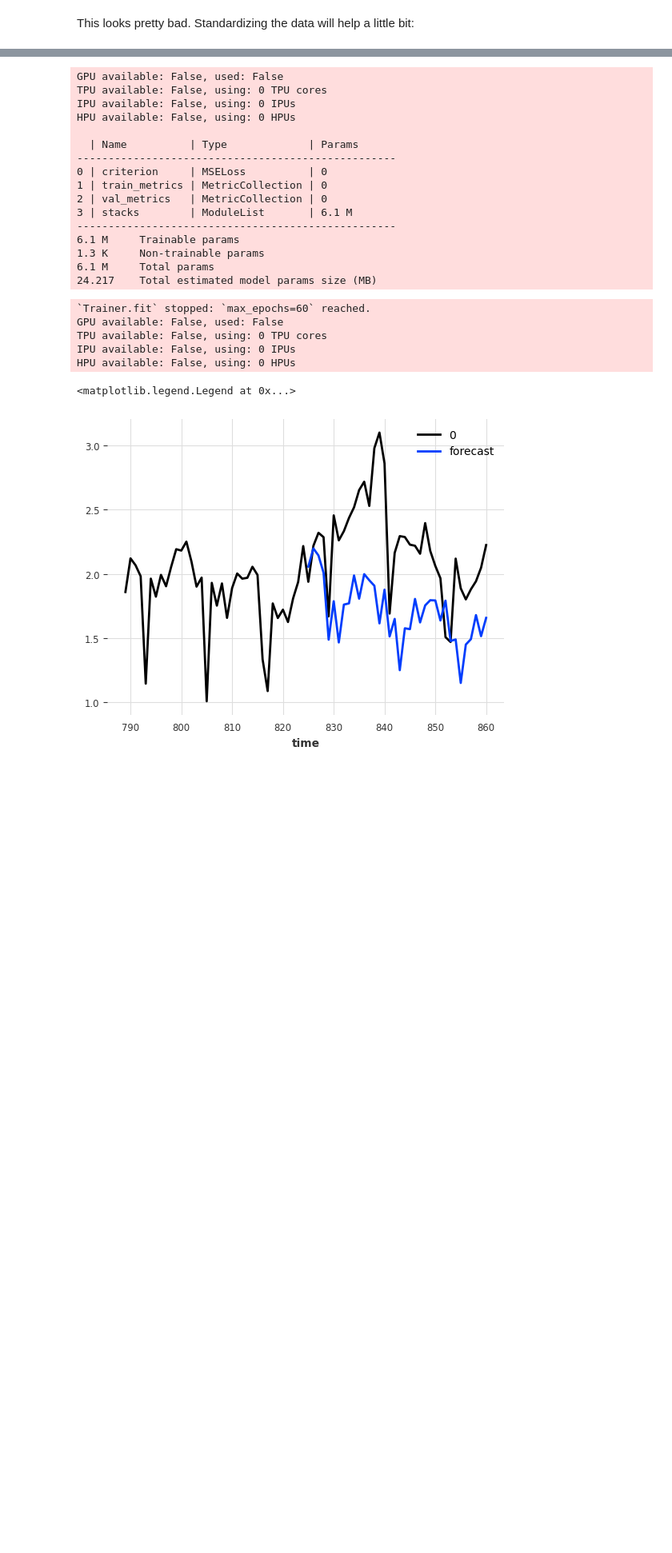
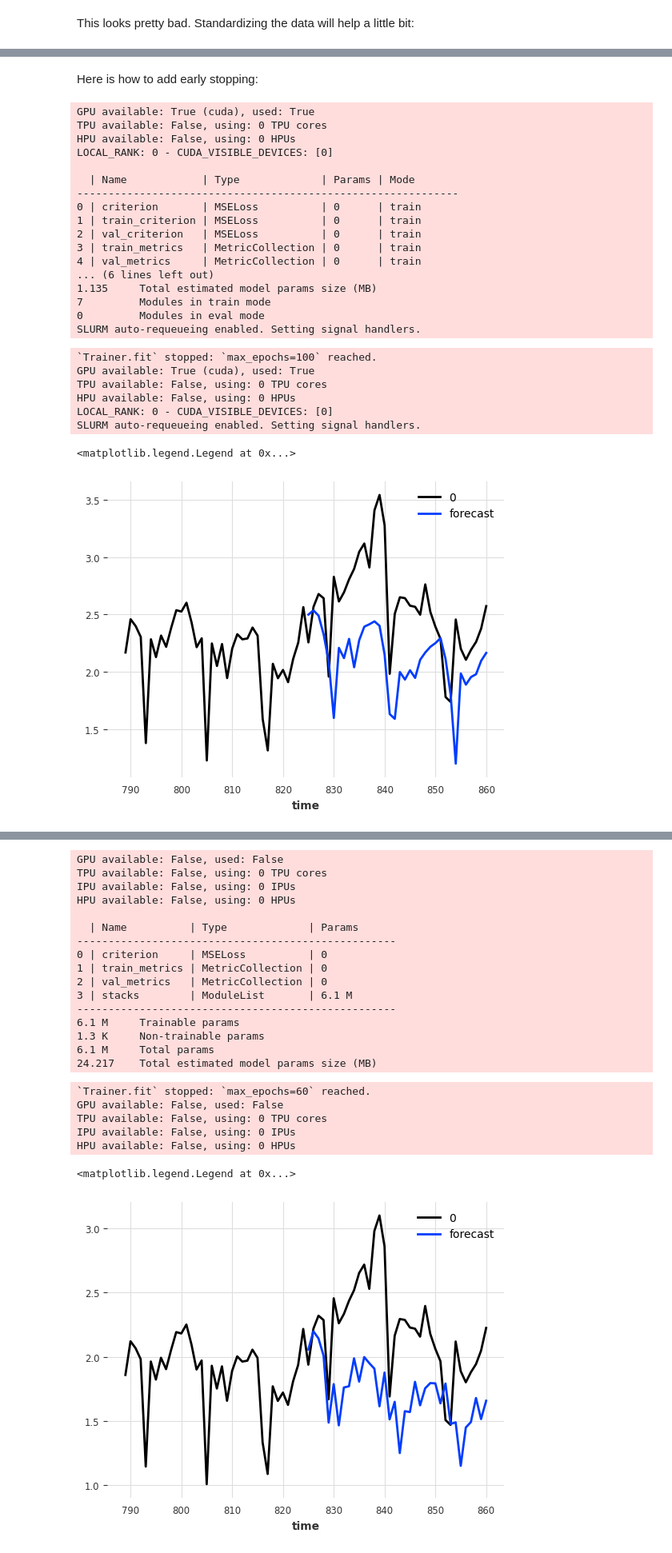
Before and after one commit to ticoneva/data-analytics-course, a Jupyter notebook: Completed/D4-Time-Series-Modelling-Completed.ipynb, the cells around one changed output, grey strips where cells are left out. Shown at 80% size. Drawn from its saved outputs; the diff is of its cells as text; code cells hidden in the pictures; blank space fills up the shorter version.

```diff
--- a/Completed/D4-Time-Series-Modelling-Completed.ipynb
+++ b/Completed/D4-Time-Series-Modelling-Completed.ipynb
@@ -201 +233,58 @@ HPU available: False, using: 0 HPUs
+# %% [markdown]
+Here is how to add early stopping:
+# %%
+# From https://unit8co.github.io/darts/generated_api/darts.models.forecasting.rnn_model.html
+
+from pytorch_lightning.callbacks.early_stopping import EarlyStopping
+
+# stop training when validation loss does not decrease more than 0.05 (`min_delta`) over
+# a period of 5 epochs (`patience`)
+my_stopper = EarlyStopping(
+    monitor="val_loss",
+    patience=5,
+    min_delta=0.05,
+    mode='min',
+)
+
+pl_trainer_kwargs={"callbacks": [my_stopper]}
+
+# Create Darts RNN model
+from darts.models import RNNModel
+model = RNNModel(model="LSTM",
+                 input_chunk_length=6,
+                 hidden_dim=100,
+                 n_rnn_layers=4,
+                 n_epochs=100)
+model.fit(train)
+
+prediction = model.predict(len(val))
+series[-72:].plot()
+prediction[-72:].plot(label="forecast")
+plt.legend()
+# %% [output]
+GPU available: True (cuda), used: True
+TPU available: False, using: 0 TPU cores
+HPU available: False, using: 0 HPUs
+LOCAL_RANK: 0 - CUDA_VISIBLE_DEVICES: [0]
+
+  | Name            | Type             | Params | Mode
+-------------------------------------------------------------
+0 | criterion       | MSELoss          | 0      | train
+1 | train_criterion | MSELoss          | 0      | train
+2 | val_criterion   | MSELoss          | 0      | train
+3 | train_metrics   | MetricCollection | 0      | train
+4 | val_metrics     | MetricCollection | 0      | train
+... (6 lines left out)
+1.135     Total estimated model params size (MB)
+7         Modules in train mode
+0         Modules in eval mode
+SLURM auto-requeueing enabled. Setting signal handlers.
+`Trainer.fit` stopped: `max_epochs=100` reached.
+GPU available: True (cuda), used: True
+TPU available: False, using: 0 TPU cores
+HPU available: False, using: 0 HPUs
+LOCAL_RANK: 0 - CUDA_VISIBLE_DEVICES: [0]
+SLURM auto-requeueing enabled. Setting signal handlers.
+<matplotlib.legend.Legend at 0x...>
+[figure, added]
 # %% [markdown]
```
Also changed, not shown: parts of 12 cells of this notebook, 3 other files.
